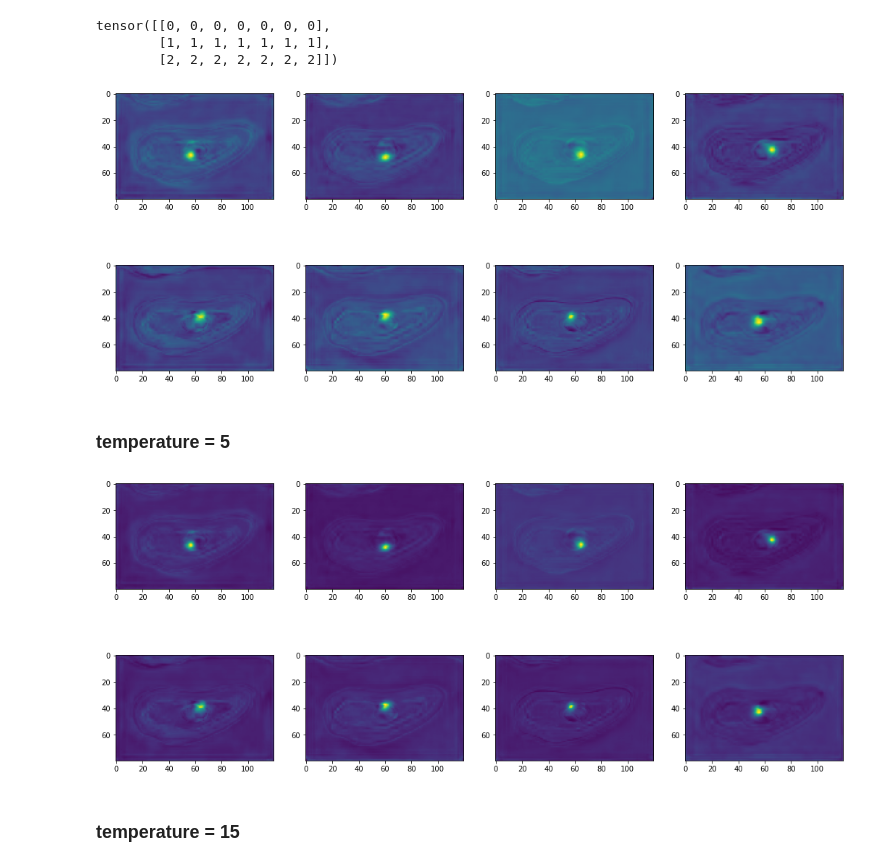
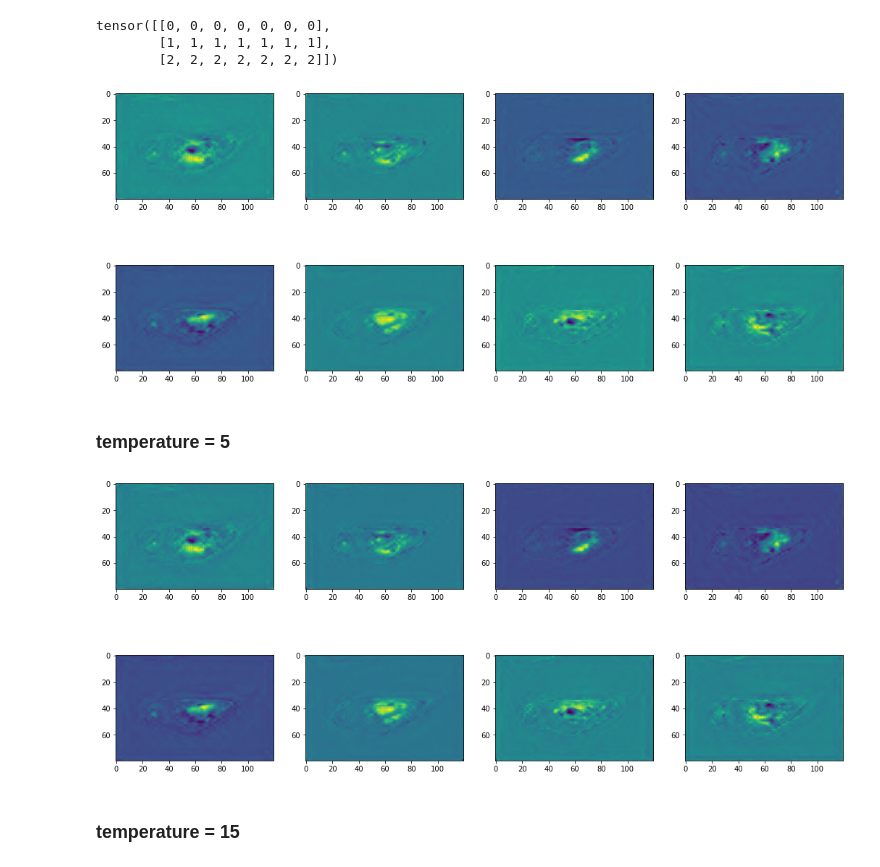
Before and after one commit to abnormalstudent/GazeEstimation, a Jupyter notebook: Hourglass.ipynb, the cells around one changed output. Saved outputs shown, nothing was run; the diff lists cells and outputs as text; code cells hidden in the pictures.

```diff
--- a/Hourglass.ipynb
+++ b/Hourglass.ipynb
@@ -220,7 +145,7 @@ def create_heatmaps(pupil_landmarks, batch_size=32, height=80, width=120):
         for j in range(pupil_landmarks_amount):
             x = pupil_landmarks[i][2 * j]
             y = pupil_landmarks[i][2 * j + 1]
-            heatmaps[i][j] = generate_gaussian(height, width, y, x, sigma=10)
+            heatmaps[i][j] = generate_gaussian(height, width, y, x, sigma=1.76)
     return heatmaps.float().to(device)
 # %%
 def show_heatmaps(ax, eye, heatmaps):
@@ -347,6 +337,6 @@ draw_histories(train_history, test_history)
 # %%
 model = EyePupilNet()
-state_dict = torch.load('EyePupilNet_bn_135.pth')
+state_dict = torch.load('models/bn_sigma1_76_long/model_state_bn_500.pth')
 model.load_state_dict(state_dict)
 model.to(device)
 # %% [output]
@@ -410,5 +394,5 @@ plt.imshow(eye)
 N, M = 2, 4
 fig, ax = plt.subplots(ncols=M, nrows=N, figsize=(18, 8))
 for index in range(N * M):
-    ax[index // M, index % M].imshow(hm[0][index])
+    ax[index // M, index % M].imshow(hm[0][index].detach().cpu())
 # %% [output]
@@ -469,19 +457,19 @@ N, M = 2, 4
 temperature = 1
 fig, ax = plt.subplots(ncols=M, nrows=N, figsize=(18, 8))
 for index in range(N * M):
-    ax[index // M, index % M].imshow(softmax(pupil_landmarks[0][index], temperature).detach().numpy())
+    ax[index // M, index % M].imshow(softmax(pupil_landmarks[0][index].detach().cpu(), temperature).detach().numpy())
 # %% [output]
-[figure, old version]
+[figure, new version]
 # %% [markdown]
 ### temperature = 5
 # %%
 N, M = 2, 4
 temperature = 5
 fig, ax = plt.subplots(ncols=M, nrows=N, figsize=(18, 8))
 for index in range(N * M):
-    ax[index // M, index % M].imshow(softmax(pupil_landmarks[0][index], temperature).detach().numpy())
+    ax[index // M, index % M].imshow(softmax(pupil_landmarks[0][index].detach().cpu(), temperature).detach().numpy())
 # %% [output]
-[figure, old version]
+[figure, new version]
 # %% [markdown]
 ### temperature = 15
 # %%
```
Also changed, not shown: parts of 27 cells of this notebook.
